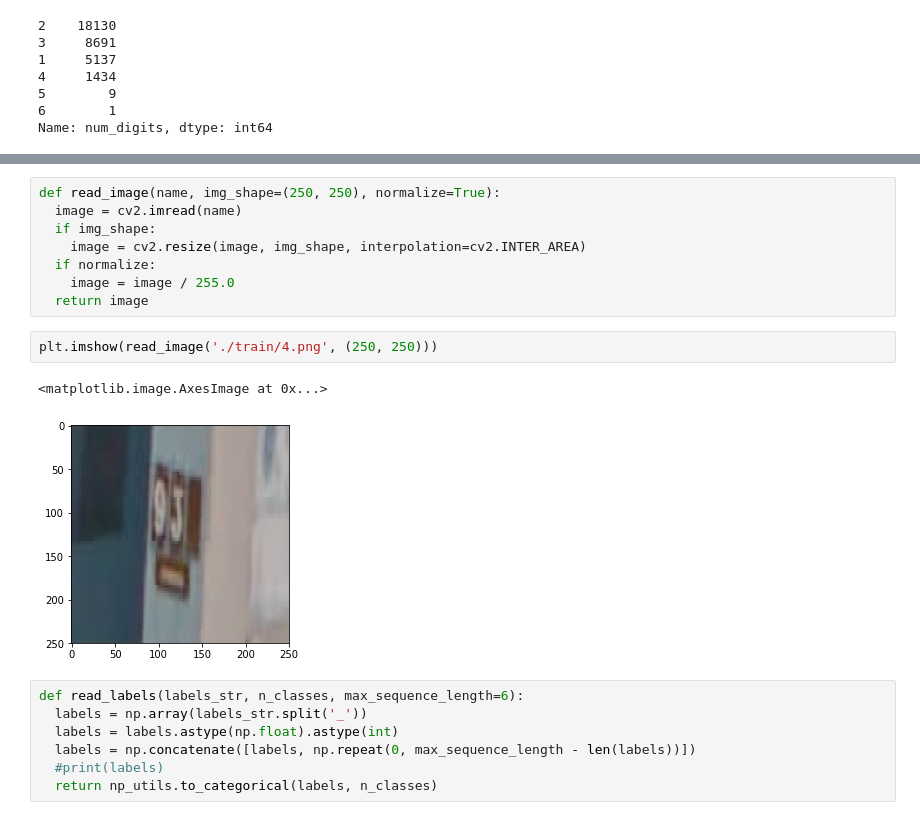
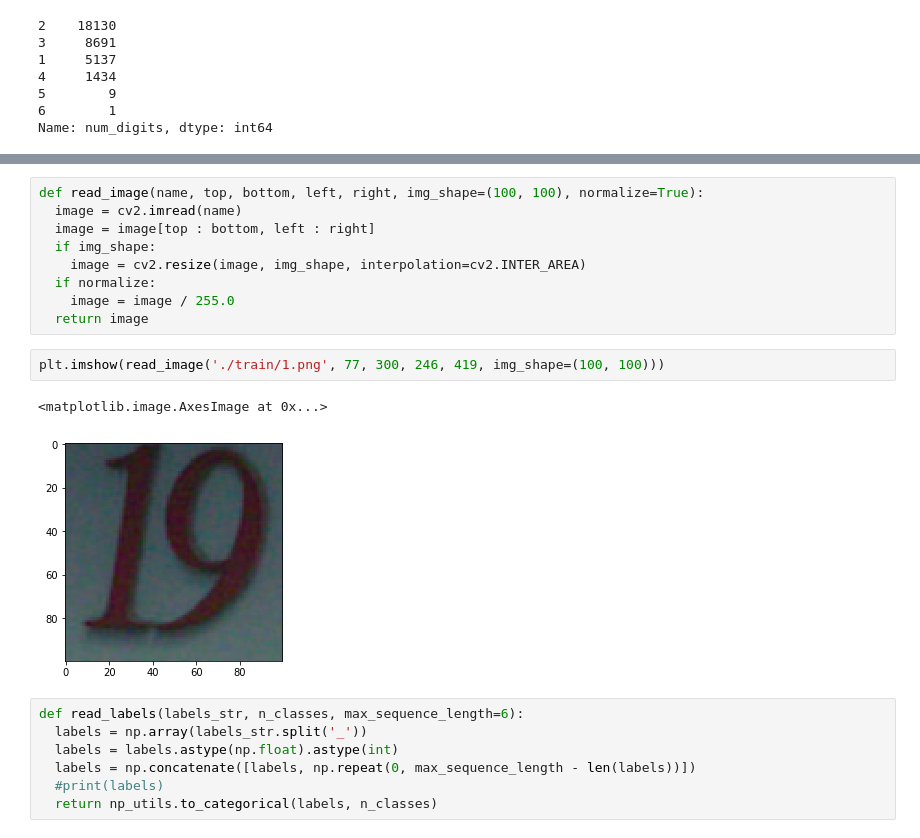
Before and after one commit to samiriff/MLND-digit-recognition, a Jupyter notebook: Copy_of_digit_recognition.ipynb, the cells around one changed output, grey strips where cells are left out. Drawn from its saved outputs; the diff is of its cells as text.

```diff
--- a/Copy_of_digit_recognition.ipynb
+++ b/Copy_of_digit_recognition.ipynb
@@ -1726,16 +1731,17 @@ train_df.shape, valid_df.shape
 # %%
-def read_image(name, img_shape=(250, 250), normalize=True):
+def read_image(name, top, bottom, left, right, img_shape=(100, 100), normalize=True):
   image = cv2.imread(name)
+  image = image[top : bottom, left : right]
   if img_shape:
     image = cv2.resize(image, img_shape, interpolation=cv2.INTER_AREA)
   if normalize:
     image = image / 255.0
   return image
 # %%
-plt.imshow(read_image('./train/4.png', (250, 250)))
+plt.imshow(read_image('./train/1.png', 77, 300, 246, 419, img_shape=(100, 100)))
 # %% [output]
 <matplotlib.image.AxesImage at 0x...>
-[figure, old version]
+[figure, new version]
 # %%
 def read_labels(labels_str, n_classes, max_sequence_length=6):
   labels = np.array(labels_str.split('_'))
```
Also changed, not shown: parts of 11 cells of this notebook.
